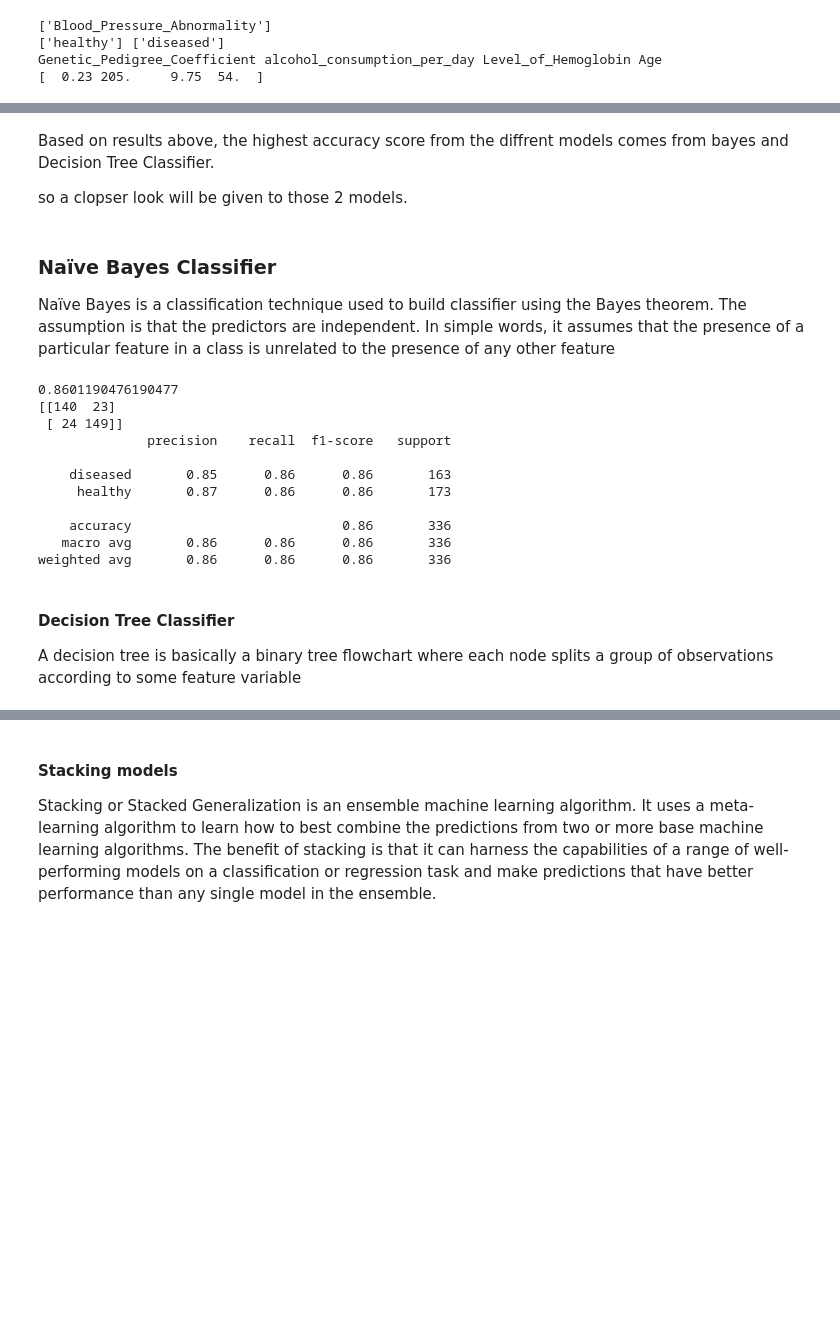
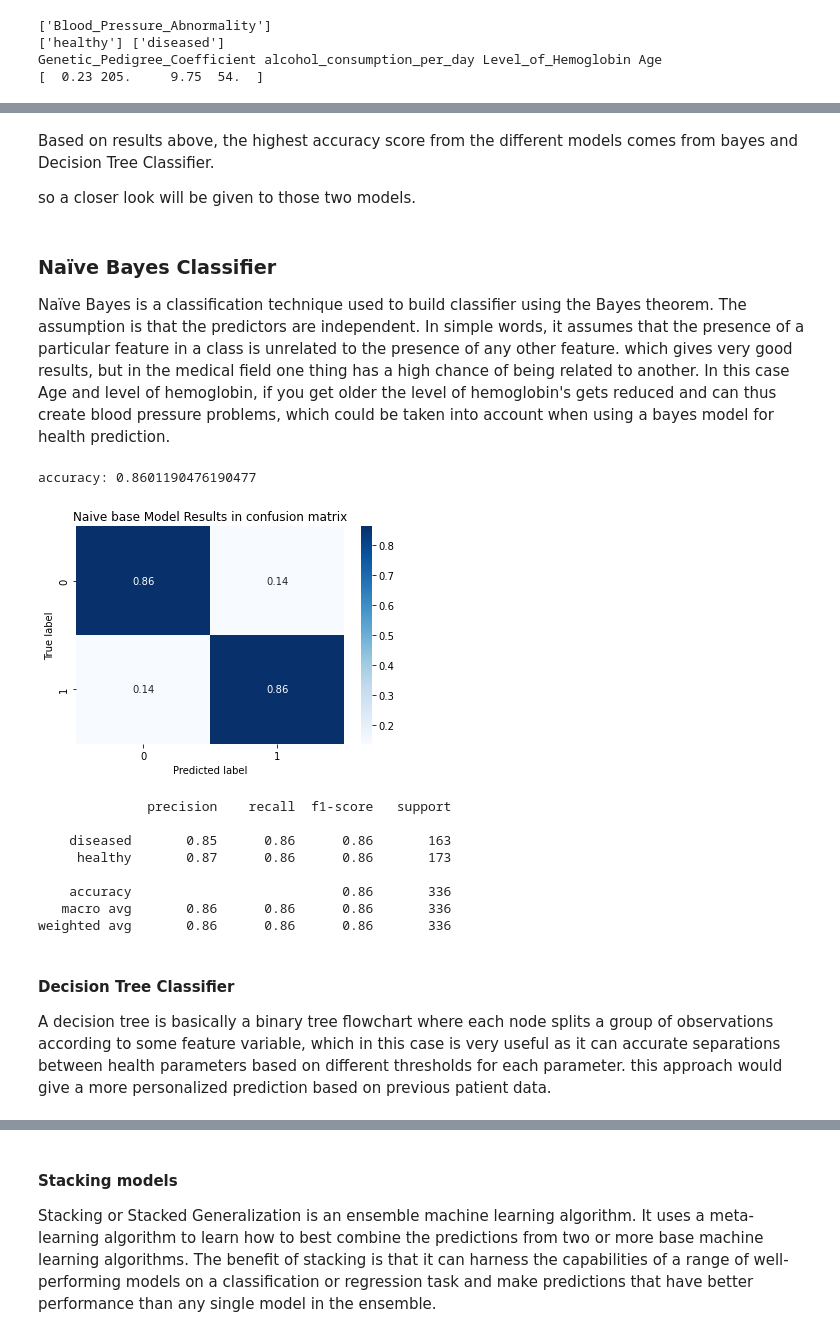
Before and after one commit to DaLuSt/DSLS-DS3-Machine-learning, a Jupyter notebook: Supervised-learning/Supervisedlearning_Assingment_DaanSteur_379943_DSLS.ipynb, the cells around one changed output, grey strips where cells are left out. Cells and saved outputs as stored; diff of their text form; code cells hidden in the pictures; blank space fills up the shorter version.

Commit message:
confusion matrix fix

```diff
--- a/Supervised-learning/Supervisedlearning_Assingment_DaanSteur_379943_DSLS.ipynb
+++ b/Supervised-learning/Supervisedlearning_Assingment_DaanSteur_379943_DSLS.ipynb
@@ -218,32 +224,41 @@ pyplot.show()
 # %% [markdown]
-Based on results above, the highest accuracy score from the diffrent models comes from bayes and Decision Tree Classifier.
+Based on results above, the highest accuracy score from the different models comes from bayes and Decision Tree Classifier.
 
-so a clopser look will be given to those 2 models.
+so a closer look will be given to those two models.
 # %% [markdown]
 ### Naïve Bayes Classifier
-Naïve Bayes is a classification technique used to build classifier using the Bayes theorem. The assumption is that the predictors are independent. In simple words, it assumes that the presence of a particular feature in a class is unrelated to the presence of any other feature
+Naïve Bayes is a classification technique used to build classifier using the Bayes theorem. The assumption is that the predictors are independent. In simple words, it assumes that the presence of a particular feature in a class is unrelated to the presence of any other feature. which gives very good results, but in the medical field one thing has a high chance of being related to another. In this case Age and level of hemoglobin, if you get older the level of hemoglobin's gets reduced and can thus create blood pressure problems, which could be taken into account when using a bayes model for health prediction.
-# %%
-# naive base model
-gnb = GaussianNB()
-model = gnb.fit(train, train_labels)
-preds = gnb.predict(test)
-# print(preds[:25])
-
-print(accuracy_score(test_labels, preds))
-print(confusion_matrix(test_labels, preds))
-print(classification_report(test_labels, preds))
-# %% [output]
-0.8601190476190477
-[[140  23]
- [ 24 149]]
-              precision    recall  f1-score   support
-
-    diseased       0.85      0.86      0.86       163
-     healthy       0.87      0.86      0.86       173
-
-    accuracy                           0.86       336
-   macro avg       0.86      0.86      0.86       336
-weighted avg       0.86      0.86      0.86       336
+# %%
+# naive base model
+bayes = GaussianNB()
+model = bayes.fit(train, train_labels)
+preds = bayes.predict(test)
+
+print(f"accuracy: {accuracy_score(test_labels, preds)}")
+cf_matrix = confusion_matrix(test_labels, preds)
+# print(confusion_matrix)
+# turn confusion matrix into percentages
+df_cm = cf_matrix.astype('float') / cf_matrix.sum(axis=1)[:, np.newaxis]
+plt.figure()
+heatmap = sns.heatmap(df_cm, cmap="Blues", annot=True)
+plt.ylabel('True label')
+plt.xlabel('Predicted label')
+plt.title('Naive base Model Results in confusion matrix')
+plt.show()
+
+
+print(classification_report(test_labels, preds))
+# %% [output]
+accuracy: 0.8601190476190477
+[figure, added]
+              precision    recall  f1-score   support
+
+    diseased       0.85      0.86      0.86       163
+     healthy       0.87      0.86      0.86       173
+
+    accuracy                           0.86       336
+   macro avg       0.86      0.86      0.86       336
+weighted avg       0.86      0.86      0.86       336
 # %% [markdown]
 #### Decision Tree Classifier
-A decision tree is basically a binary tree flowchart where each node splits a group of observations according to some feature variable
+A decision tree is basically a binary tree flowchart where each node splits a group of observations according to some feature variable, which in this case is very useful as it can accurate separations between health parameters based on different thresholds for each parameter. this approach would give a more personalized prediction based on previous patient data.
```
Also changed, not shown: parts of 14 cells of this notebook.
